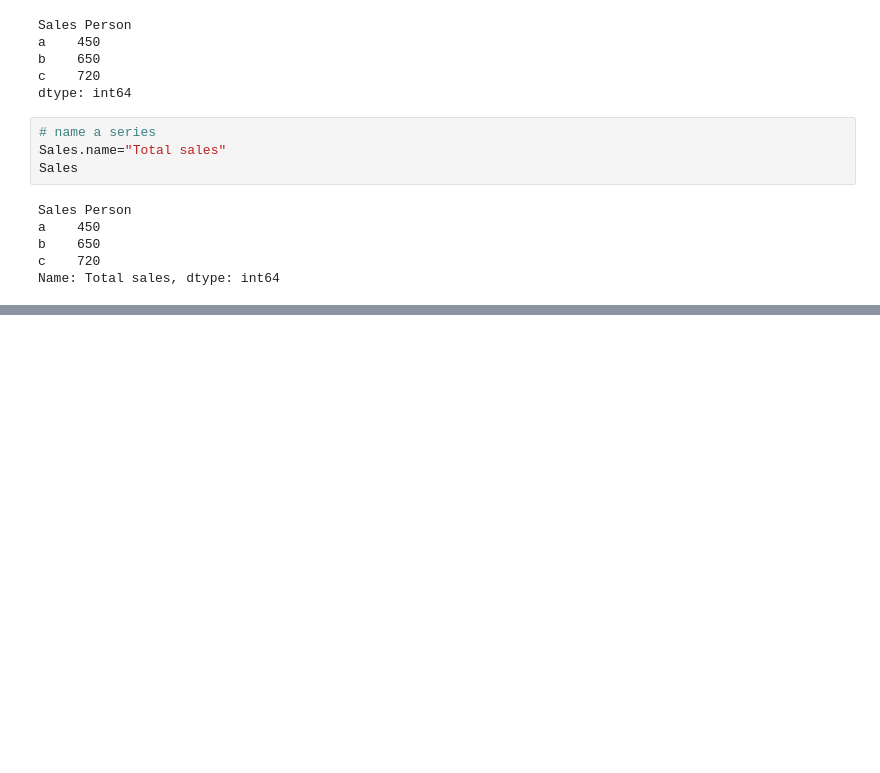
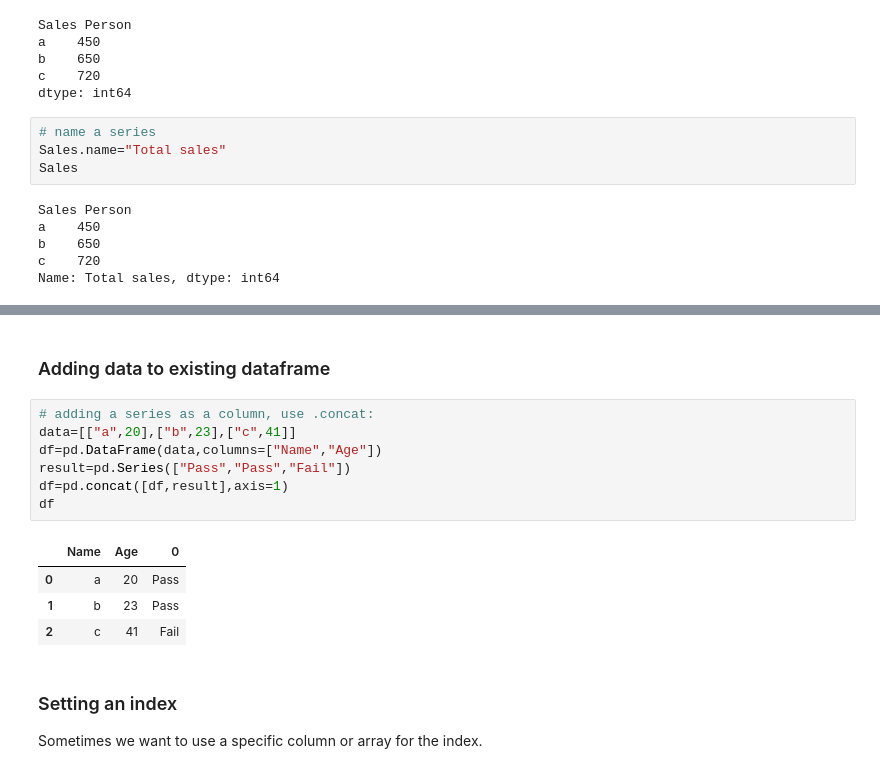
Before and after one commit to JMorganSparta/Numpy, a Jupyter notebook: Pandas.ipynb, the cells around one changed output, grey strips where cells are left out. Drawn from its saved outputs; the diff is of its cells as text; blank space fills up the shorter version.

```diff
--- a/Pandas.ipynb
+++ b/Pandas.ipynb
@@ -195,0 +261,17 @@ df
+# %% [markdown]
+### Adding data to existing dataframe
+# %%
+# adding a series as a column, use .concat:
+data=[["a",20],["b",23],["c",41]]
+df=pd.DataFrame(data,columns=["Name","Age"])
+result=pd.Series(["Pass","Pass","Fail"])
+df=pd.concat([df,result],axis=1)
+df
+# %% [output]
+|  | Name | Age | 0 |
+| 0 | a | 20 | Pass |
+| 1 | b | 23 | Pass |
+| 2 | c | 41 | Fail |
+# %% [markdown]
+### Setting an index
+Sometimes we want to use a specific column or array for the index.
```
Also changed, not shown: parts of 24 cells of this notebook.
